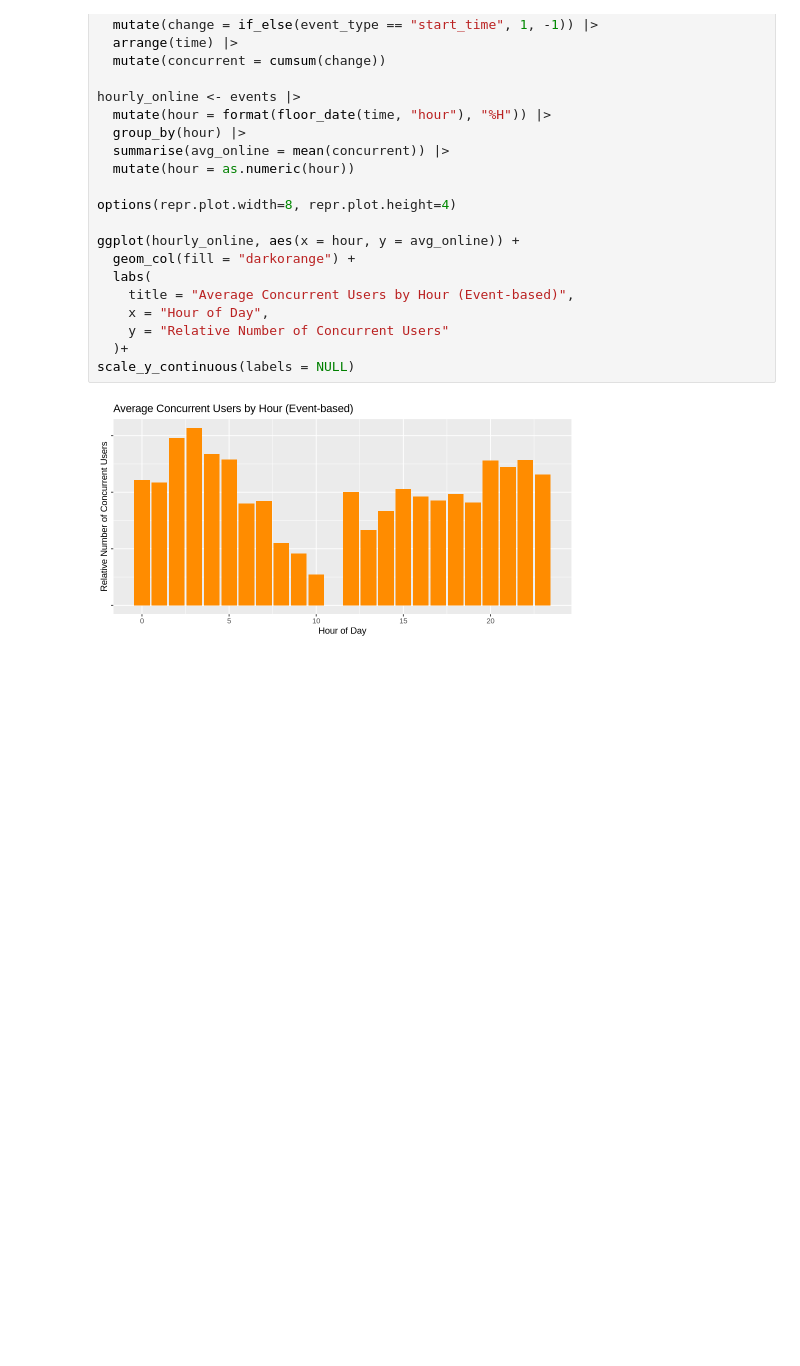
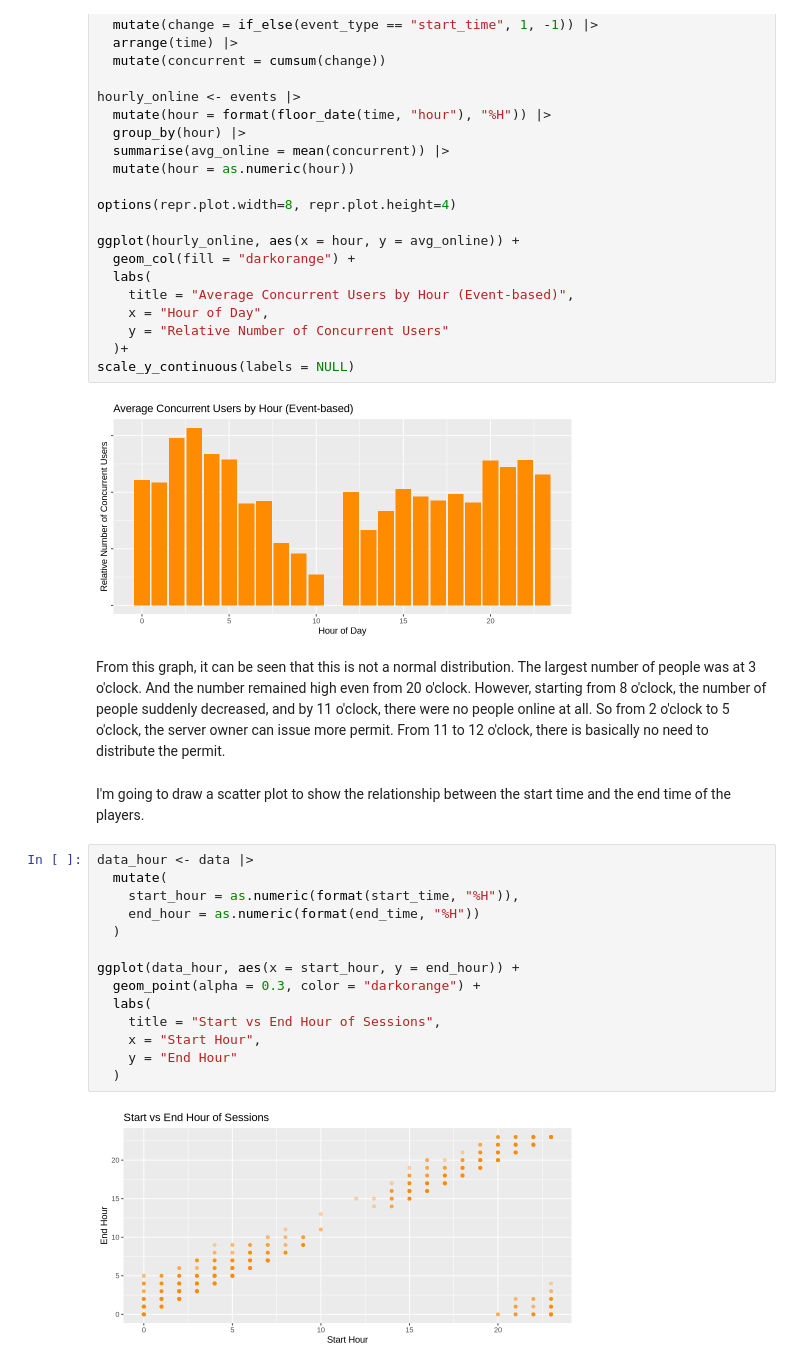
Before and after one commit to billtxsong-lang/bill, a Jupyter notebook: Untitled.ipynb, the cells around one changed output. Saved outputs shown, nothing was run; the diff lists cells and outputs as text; blank space fills up the shorter version.

```diff
--- a/Untitled.ipynb
+++ b/Untitled.ipynb
@@ -119,3 +133,23 @@ ggplot(hourly_online, aes(x = hour, y = avg_online)) +
 scale_y_continuous(labels = NULL)
 # %% [output]
 [figure]
+# %% [markdown]
+From this graph, it can be seen that this is not a normal distribution. The largest number of people was at 3 o'clock. And the number remained high even from 20 o'clock. However, starting from 8 o'clock, the number of people suddenly decreased, and by 11 o'clock, there were no people online at all. So from 2 o'clock to 5 o'clock, the server owner can issue more permit. From 11 to 12 o'clock, there is basically no need to distribute the permit.
+# %% [markdown]
+I'm going to draw a scatter plot to show the relationship between the start time and the end time of the players.
+# %%
+data_hour <- data |>
+  mutate(
+    start_hour = as.numeric(format(start_time, "%H")),
+    end_hour = as.numeric(format(end_time, "%H"))
+  )
+
+ggplot(data_hour, aes(x = start_hour, y = end_hour)) +
+  geom_point(alpha = 0.3, color = "darkorange") +
+  labs(
+    title = "Start vs End Hour of Sessions",
+    x = "Start Hour",
+    y = "End Hour"
+  )
+# %% [output]
+[figure, added]
```
Also changed, not shown: parts of 12 cells of this notebook.
